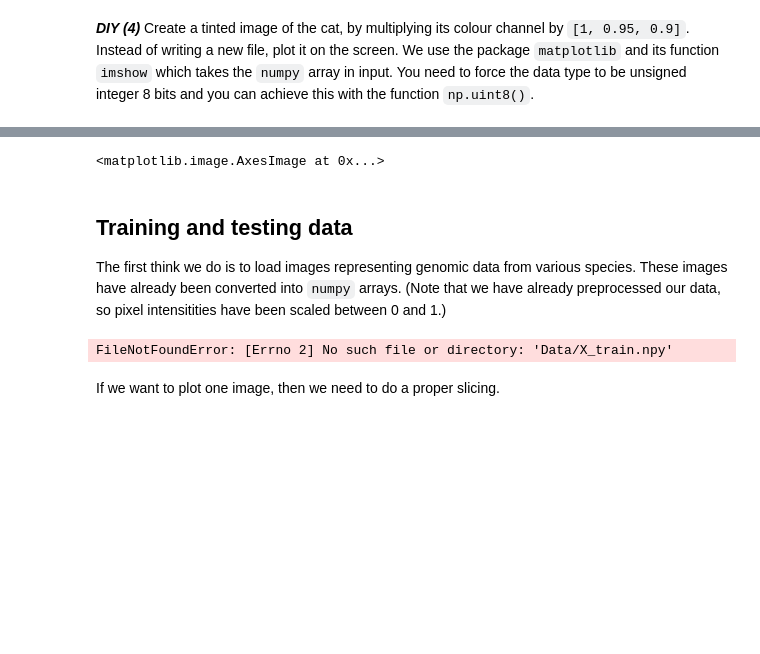
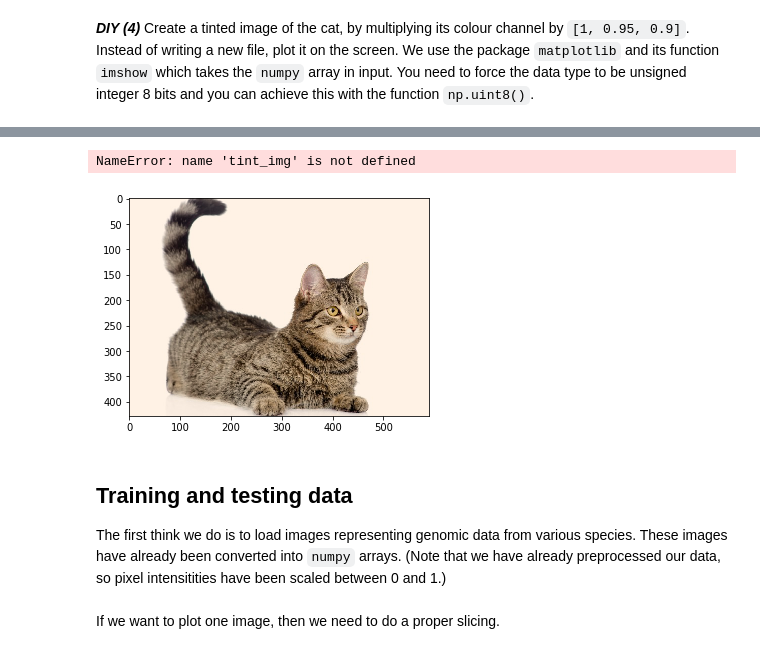
Before and after one commit to vetronz/machineLearning, a Jupyter notebook: statistical_inference/Notebooks/learning.ipynb, the cells around one changed output, grey strips where cells are left out. Saved outputs shown, nothing was run; the diff lists cells and outputs as text; code cells hidden in the pictures; blank space fills up the shorter version.

```diff
--- a/statistical_inference/Notebooks/learning.ipynb
+++ b/statistical_inference/Notebooks/learning.ipynb
@@ -218,11 +235,14 @@ print(z)
 # %% [markdown]
 ***DIY (4)*** Create a tinted image of the cat, by multiplying its colour channel by `[1, 0.95, 0.9]`. Instead of writing a new file, plot it on the screen. We use the package `matplotlib` and its function `imshow` which takes the `numpy` array in input. You need to force the data type to be unsigned integer 8 bits and you can achieve this with the function `np.uint8()`.
 # %%
-%matplotlib notebook
+# %matplotlib notebook
+%matplotlib inline
 import matplotlib.pyplot as plt
 
-a = [1, 0.95, 0.9]
-tint_img = np.uint8(img*a)
+a = [1, 0.9, 0.9]
+# tint_img = np.uint8(img*a)
+
+plt.imshow(np.uint8(img*[1,0.95,0.9]))
 
 
 # ...
@@ -233,4 +251,5 @@ plt.imshow(tint_img)
-<matplotlib.image.AxesImage at 0x...>
+NameError: name 'tint_img' is not defined
+[figure, added]
 # %% [markdown]
 ## Training and testing data
 
@@ -238,7 +261,6 @@ The first think we do is to load images representing genomic data from various s
 # %%
-X_train = np.load("Data/X_train.npy")
+# i think this is 1200 64 by 64 images
+X_train = np.load("X_train.npy")
 print(X_train.shape)
-# %% [output]
-FileNotFoundError: [Errno 2] No such file or directory: 'Data/X_train.npy'
 # %% [markdown]
 If we want to plot one image, then we need to do a proper slicing.
```
Also changed, not shown: parts of 39 cells of this notebook.
